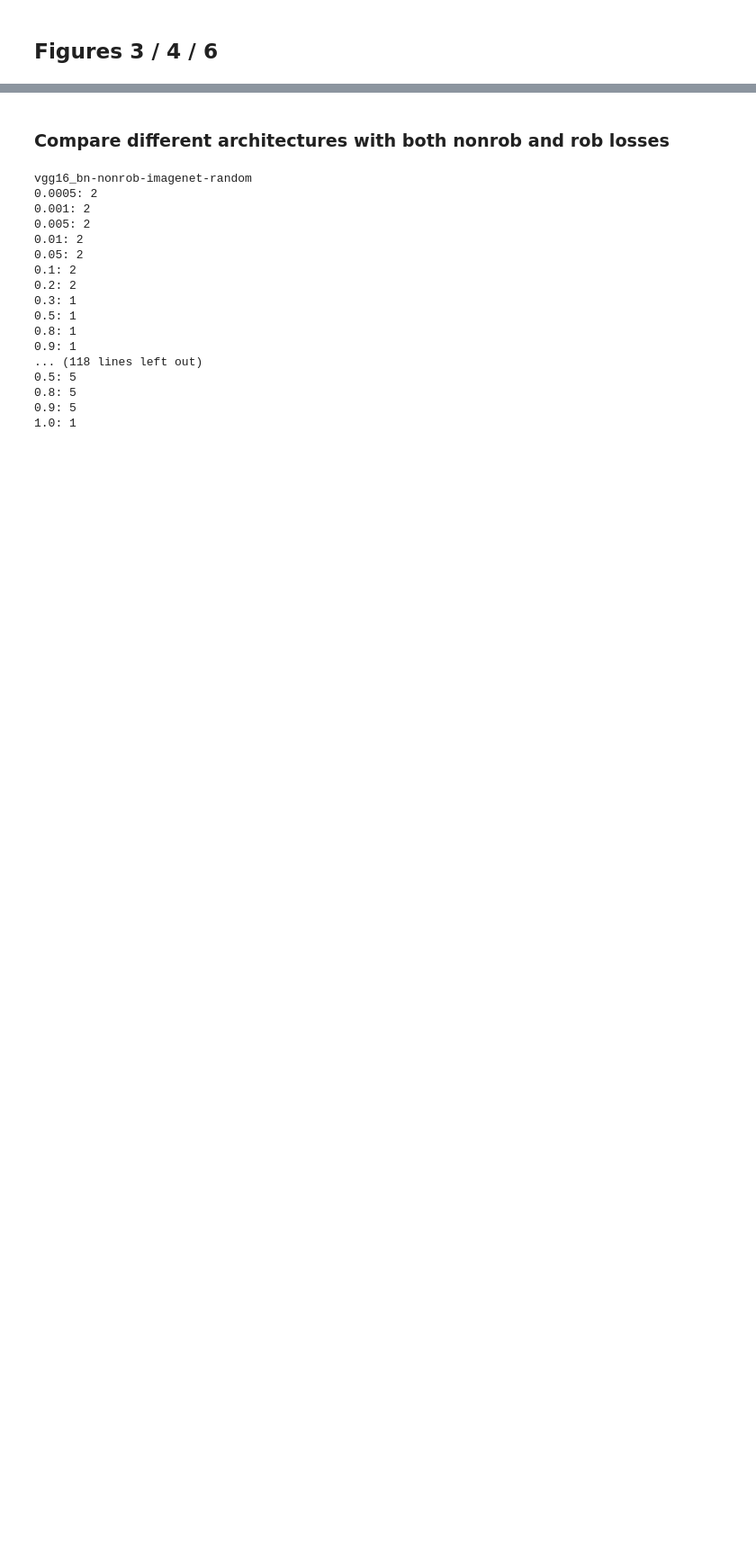
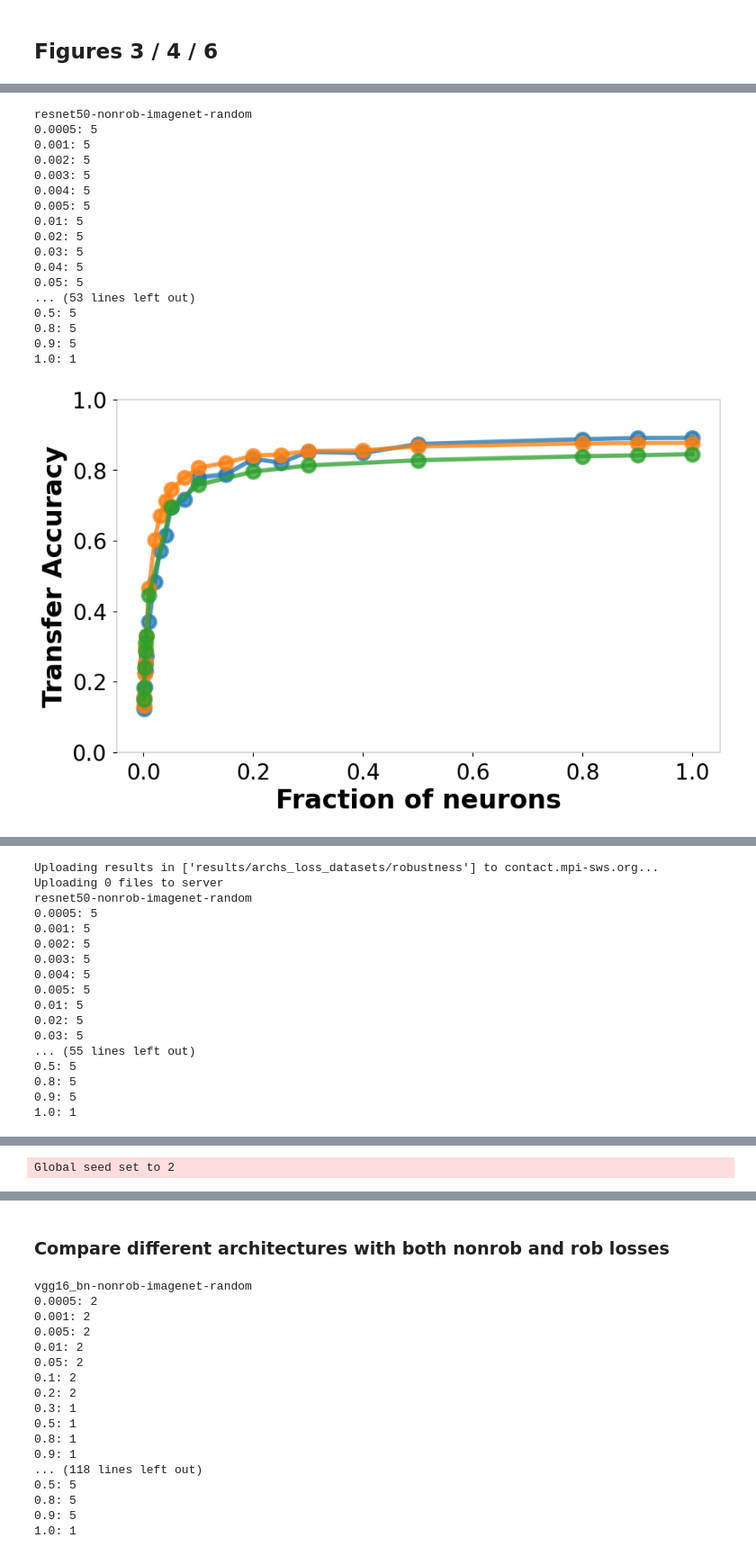
Before and after one commit to nvedant07/invariances_in_reps, a Jupyter notebook: partially_inverted_reps/comparing_architectures_losses_datasets.ipynb, the cells around one changed output, grey strips where cells are left out. Shown at 90% size. Cells and saved outputs as stored; diff of their text form; code cells hidden in the pictures; blank space fills up the shorter version.

```diff
--- a/partially_inverted_reps/comparing_architectures_losses_datasets.ipynb
+++ b/partially_inverted_reps/comparing_architectures_losses_datasets.ipynb
@@ -43,7 +43,9 @@ CHECKPOINT_PATHS = {
     'resnet50': {'imagenet': {
         'nonrob': '',
         'robustl2eps3': '/NS/robustness_3/work/vnanda/adv-robustness/logs/'\
-                        'robust_imagenet/eps3/resnet-50-l2-eps3.ckpt'}},
+                        'robust_imagenet/eps3/resnet-50-l2-eps3.ckpt',
+        'robustlinfeps4': '/NS/robustness_3/work/vnanda/adv-robustness/logs/'\
+                          'robust_imagenet/linf/eps4/r50.ckpt'}},
     'resnet50_mrl': {'imagenet': {
         'nonrob': '/NS/robustness_2/work/vnanda/invariances_in_reps/deep-learning-base/'\
                   'checkpoints/imagenet1k/r50_mrl1_e0_ff2048.pt'}},
@@ -146,7 +148,8 @@ def get_test_acc(model, source_dataset, finetuning_dataset, checkpoint_path,
                  model_path, seed, fraction, finetune_mode):
     state_dict = torch.load(model_path)
     dm = DATA_MODULES[finetuning_dataset](
-        data_dir=DATA_PATH_IMAGENET if 'imagenet' in finetuning_dataset else DATA_PATH,
+        data_dir=DATA_PATH_IMAGENET if 'imagenet' in finetuning_dataset else \
+            DATA_PATH_FLOWERS_PETS if finetuning_dataset in ['flowers','oxford-iiit-pets'] else DATA_PATH,
         transform_train=dsmd.TRAIN_TRANSFORMS_TRANSFER_DEFAULT(224),
         transform_test=dsmd.TEST_TRANSFORMS_DEFAULT(224),
         batch_size=EVAL_BATCH_SIZE)
@@ -311,0 +317,31 @@ def estimate_dr(fractions, corresponding_accs, delta):
+# %%
+SOURCE_DATASETS = ['imagenet']
+MODELS = ['resnet50']
+FINETUNE_MODES = ['random']
+FRACTIONS_OR_NUMBERS = [None] * len(MODELS)
+ANALYSIS_TYPE = 'robustness'
+
+datasetwise_model_to_accs = {}
+for FT_DATASET in ['cifar10','cifar100','flowers','oxford-iiit-pets']:
+    datasetwise_model_to_accs[FT_DATASET] = \
+        results(MODELS, SOURCE_DATASETS, FINETUNE_MODES,
+                FT_DATASET, FRACTIONS_OR_NUMBERS, ANALYSIS_TYPE)
+# %% [output]
+resnet50-nonrob-imagenet-random
+0.0005: 5
+0.001: 5
+0.002: 5
+0.003: 5
+0.004: 5
+0.005: 5
+0.01: 5
+0.02: 5
+0.03: 5
+0.04: 5
+0.05: 5
+... (53 lines left out)
+0.5: 5
+0.8: 5
+0.9: 5
+1.0: 1
+[figure, added]
@@ -311,0 +349,17 @@ def estimate_dr(fractions, corresponding_accs, delta):
+Uploading results in ['results/archs_loss_datasets/robustness'] to contact.mpi-sws.org...
+Uploading 0 files to server
+resnet50-nonrob-imagenet-random
+0.0005: 5
+0.001: 5
+0.002: 5
+0.003: 5
+0.004: 5
+0.005: 5
+0.01: 5
+0.02: 5
+0.03: 5
+... (55 lines left out)
+0.5: 5
+0.8: 5
+0.9: 5
+1.0: 1
@@ -311,0 +375 @@ def estimate_dr(fractions, corresponding_accs, delta):
+Global seed set to 2
```
Also changed, not shown: parts of 4 cells of this notebook, 42 other files.
